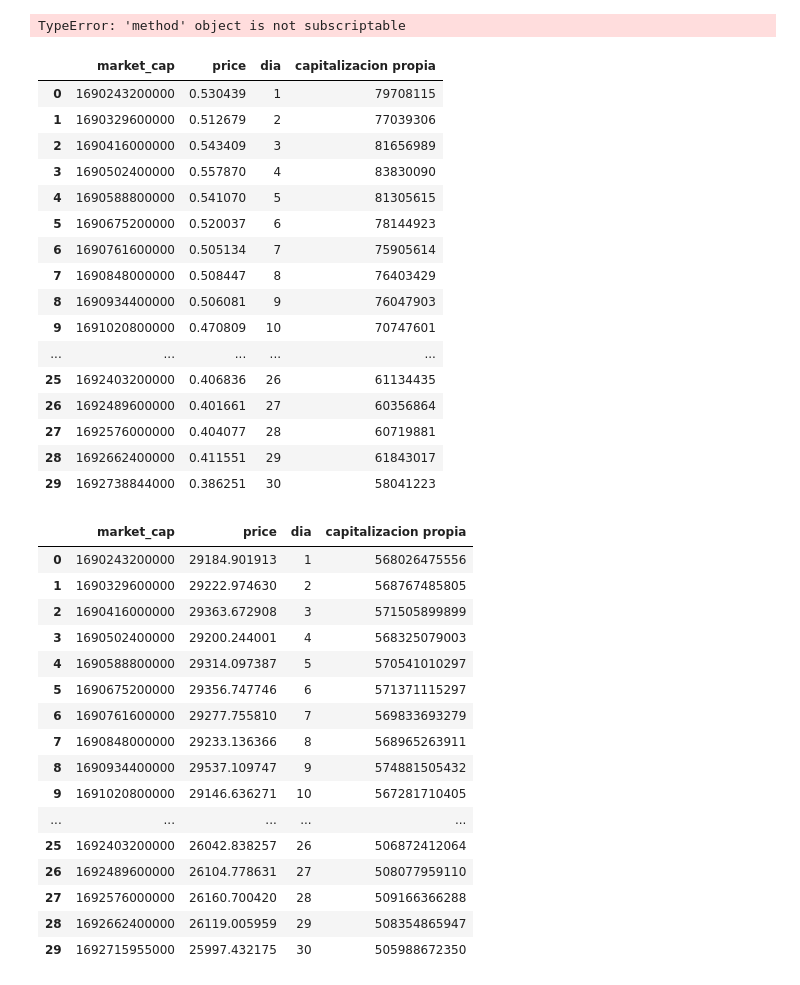
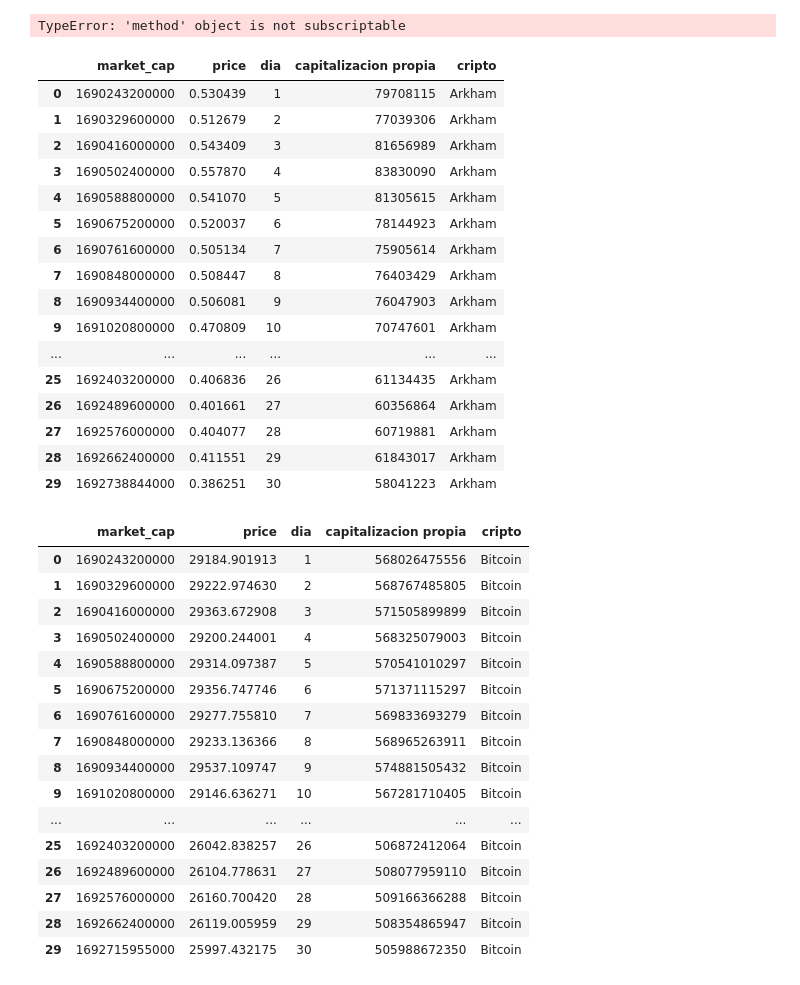
Before and after one commit to NahuVidales/CryptoDataAnalytics, a Jupyter notebook: ETL.ipynb, the cells around one changed output. Cells and saved outputs as stored; diff of their text form; code cells hidden in the pictures.

```diff
--- a/ETL.ipynb
+++ b/ETL.ipynb
@@ -445,43 +445,44 @@ bnb_cap_json = r'Dataset JSON/capitalizacion y cotizacion/bnb.json'
 # %%
 # Load the content of the JSON file
 with open(arkham_cap_json, 'r') as file:
     arkham_cap_content = file.read()
 
 # Convert the JSON string into a dictionary
 arkham_cap = json.loads(arkham_cap_content)
 
 # Normalize the JSON and create a DataFrame
 arkham = pd.json_normalize(arkham_cap)
 
 # Convertir las listas anidadas en filas individuales para la columna 'prices'
 prices_data = arkham_cap['prices']
 prices_df_arkham = pd.DataFrame(prices_data, columns=['market_cap', 'price'])
 #Haremos una columna dia numero para poder hacer un plot de la evolucion de los precios y esta sera en funcion del indice de fila
 prices_df_arkham['dia'] = prices_df_arkham.index
 prices_df_arkham['capitalizacion propia'] = prices_df_arkham['price'] * 150268131
 prices_df_arkham['capitalizacion propia'] = prices_df_arkham['capitalizacion propia'].astype(int)
 prices_df_arkham = prices_df_arkham.tail(30)
 prices_df_arkham = prices_df_arkham.reset_index(drop=True)
 prices_df_arkham['dia'] = prices_df_arkham.index + 1
+prices_df_arkham['cripto'] = 'Arkham'
 prices_df_arkham
 # %% [output]
-|  | market_cap | price | dia | capitalizacion propia |
-| 0 | 1690243200000 | 0.530439 | 1 | 79708115 |
-| 1 | 1690329600000 | 0.512679 | 2 | 77039306 |
-| 2 | 1690416000000 | 0.543409 | 3 | 81656989 |
-| 3 | 1690502400000 | 0.557870 | 4 | 83830090 |
-| 4 | 1690588800000 | 0.541070 | 5 | 81305615 |
-| 5 | 1690675200000 | 0.520037 | 6 | 78144923 |
-| 6 | 1690761600000 | 0.505134 | 7 | 75905614 |
-| 7 | 1690848000000 | 0.508447 | 8 | 76403429 |
-| 8 | 1690934400000 | 0.506081 | 9 | 76047903 |
-| 9 | 1691020800000 | 0.470809 | 10 | 70747601 |
-| ... | ... | ... | ... | ... |
-| 25 | 1692403200000 | 0.406836 | 26 | 61134435 |
-| 26 | 1692489600000 | 0.401661 | 27 | 60356864 |
-| 27 | 1692576000000 | 0.404077 | 28 | 60719881 |
-| 28 | 1692662400000 | 0.411551 | 29 | 61843017 |
-| 29 | 1692738844000 | 0.386251 | 30 | 58041223 |
+|  | market_cap | price | dia | capitalizacion propia | cripto |
+| 0 | 1690243200000 | 0.530439 | 1 | 79708115 | Arkham |
+| 1 | 1690329600000 | 0.512679 | 2 | 77039306 | Arkham |
+| 2 | 1690416000000 | 0.543409 | 3 | 81656989 | Arkham |
+| 3 | 1690502400000 | 0.557870 | 4 | 83830090 | Arkham |
+| 4 | 1690588800000 | 0.541070 | 5 | 81305615 | Arkham |
+| 5 | 1690675200000 | 0.520037 | 6 | 78144923 | Arkham |
+| 6 | 1690761600000 | 0.505134 | 7 | 75905614 | Arkham |
+| 7 | 1690848000000 | 0.508447 | 8 | 76403429 | Arkham |
+| 8 | 1690934400000 | 0.506081 | 9 | 76047903 | Arkham |
+| 9 | 1691020800000 | 0.470809 | 10 | 70747601 | Arkham |
+| ... | ... | ... | ... | ... | ... |
+| 25 | 1692403200000 | 0.406836 | 26 | 61134435 | Arkham |
+| 26 | 1692489600000 | 0.401661 | 27 | 60356864 | Arkham |
+| 27 | 1692576000000 | 0.404077 | 28 | 60719881 | Arkham |
+| 28 | 1692662400000 | 0.411551 | 29 | 61843017 | Arkham |
+| 29 | 1692738844000 | 0.386251 | 30 | 58041223 | Arkham |
 # %%
 
 with open(bitcoin_cap_json, 'r') as file:
@@ -503,25 +504,26 @@ prices_df_bitcoin['capitalizacion propia'] = prices_df_bitcoin['capitalizacion p
 prices_df_bitcoin = prices_df_bitcoin.tail(30)
 prices_df_bitcoin = prices_df_bitcoin.reset_index(drop=True)
 prices_df_bitcoin['dia'] = prices_df_bitcoin.index + 1
+prices_df_bitcoin['cripto'] = 'Bitcoin'
 prices_df_bitcoin
 # %% [output]
-|  | market_cap | price | dia | capitalizacion propia |
-| 0 | 1690243200000 | 29184.901913 | 1 | 568026475556 |
-| 1 | 1690329600000 | 29222.974630 | 2 | 568767485805 |
-| 2 | 1690416000000 | 29363.672908 | 3 | 571505899899 |
-| 3 | 1690502400000 | 29200.244001 | 4 | 568325079003 |
-| 4 | 1690588800000 | 29314.097387 | 5 | 570541010297 |
-| 5 | 1690675200000 | 29356.747746 | 6 | 571371115297 |
-| 6 | 1690761600000 | 29277.755810 | 7 | 569833693279 |
-| 7 | 1690848000000 | 29233.136366 | 8 | 568965263911 |
-| 8 | 1690934400000 | 29537.109747 | 9 | 574881505432 |
-| 9 | 1691020800000 | 29146.636271 | 10 | 567281710405 |
-| ... | ... | ... | ... | ... |
-| 25 | 1692403200000 | 26042.838257 | 26 | 506872412064 |
-| 26 | 1692489600000 | 26104.778631 | 27 | 508077959110 |
-| 27 | 1692576000000 | 26160.700420 | 28 | 509166366288 |
-| 28 | 1692662400000 | 26119.005959 | 29 | 508354865947 |
-| 29 | 1692715955000 | 25997.432175 | 30 | 505988672350 |
+|  | market_cap | price | dia | capitalizacion propia | cripto |
+| 0 | 1690243200000 | 29184.901913 | 1 | 568026475556 | Bitcoin |
+| 1 | 1690329600000 | 29222.974630 | 2 | 568767485805 | Bitcoin |
+| 2 | 1690416000000 | 29363.672908 | 3 | 571505899899 | Bitcoin |
+| 3 | 1690502400000 | 29200.244001 | 4 | 568325079003 | Bitcoin |
+| 4 | 1690588800000 | 29314.097387 | 5 | 570541010297 | Bitcoin |
+| 5 | 1690675200000 | 29356.747746 | 6 | 571371115297 | Bitcoin |
+| 6 | 1690761600000 | 29277.755810 | 7 | 569833693279 | Bitcoin |
+| 7 | 1690848000000 | 29233.136366 | 8 | 568965263911 | Bitcoin |
+| 8 | 1690934400000 | 29537.109747 | 9 | 574881505432 | Bitcoin |
+| 9 | 1691020800000 | 29146.636271 | 10 | 567281710405 | Bitcoin |
+| ... | ... | ... | ... | ... | ... |
+| 25 | 1692403200000 | 26042.838257 | 26 | 506872412064 | Bitcoin |
+| 26 | 1692489600000 | 26104.778631 | 27 | 508077959110 | Bitcoin |
+| 27 | 1692576000000 | 26160.700420 | 28 | 509166366288 | Bitcoin |
+| 28 | 1692662400000 | 26119.005959 | 29 | 508354865947 | Bitcoin |
+| 29 | 1692715955000 | 25997.432175 | 30 | 505988672350 | Bitcoin |
 # %%
 with open(bnb_cap_json, 'r') as file:
     bnb_cap_content = file.read()
```
Also changed, not shown: parts of 10 cells of this notebook, 11 other files.
